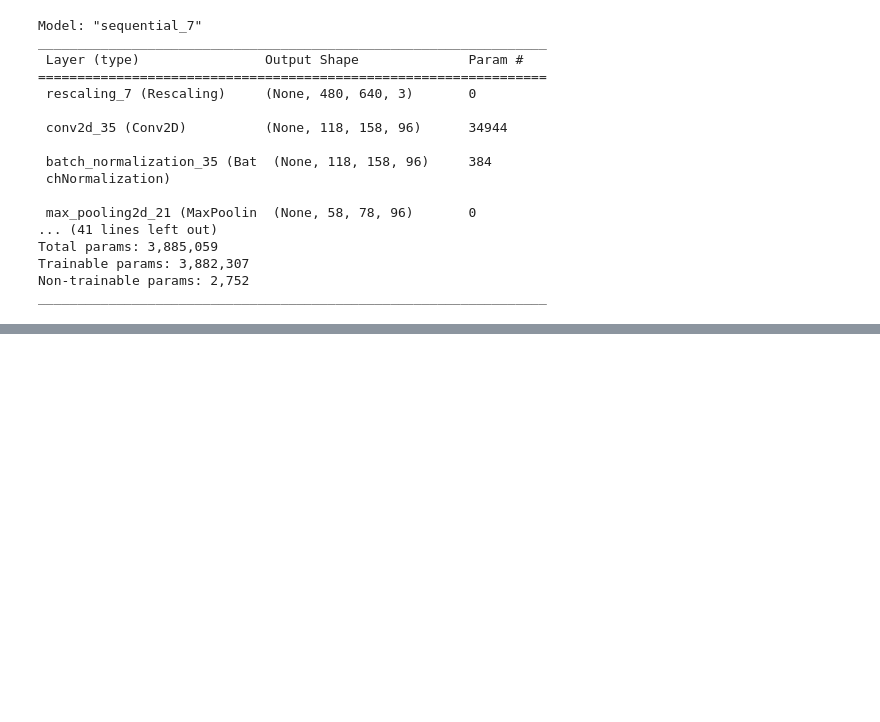
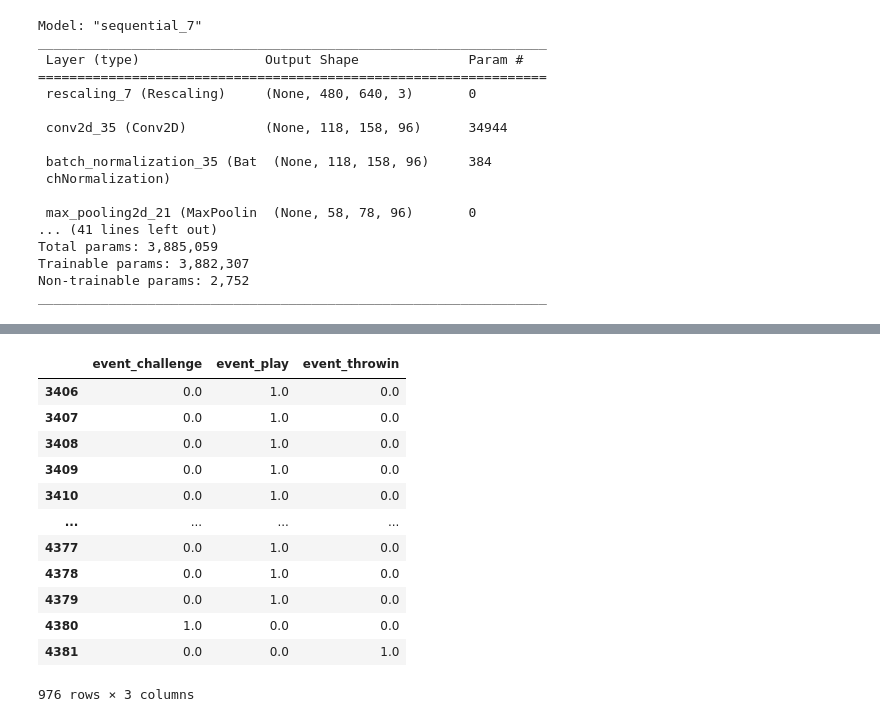
Before and after one commit to hmatzner/DFL-Bundesliga, a Jupyter notebook: Bundesliga - with functions.ipynb, the cells around one changed output, grey strips where cells are left out. Cells and saved outputs as stored; diff of their text form; code cells hidden in the pictures; blank space fills up the shorter version.

```diff
--- a/Bundesliga - with functions.ipynb
+++ b/Bundesliga - with functions.ipynb
@@ -944,3 +969,19 @@ y_pred_test = model.predict(X_test)
+# %%
+y_test
+# %% [output]
+|  | event_challenge | event_play | event_throwin |
+| 3406 | 0.0 | 1.0 | 0.0 |
+| 3407 | 0.0 | 1.0 | 0.0 |
+| 3408 | 0.0 | 1.0 | 0.0 |
+| 3409 | 0.0 | 1.0 | 0.0 |
+| 3410 | 0.0 | 1.0 | 0.0 |
+| ... | ... | ... | ... |
+| 4377 | 0.0 | 1.0 | 0.0 |
+| 4378 | 0.0 | 1.0 | 0.0 |
+| 4379 | 0.0 | 1.0 | 0.0 |
+| 4380 | 1.0 | 0.0 | 0.0 |
+| 4381 | 0.0 | 0.0 | 1.0 |
+976 rows × 3 columns
 # %%
 y_pred_test_b = [np.argmax(i, axis=0) for i in y_pred_test]
 # %%
```
Also changed, not shown: parts of 17 cells of this notebook.
